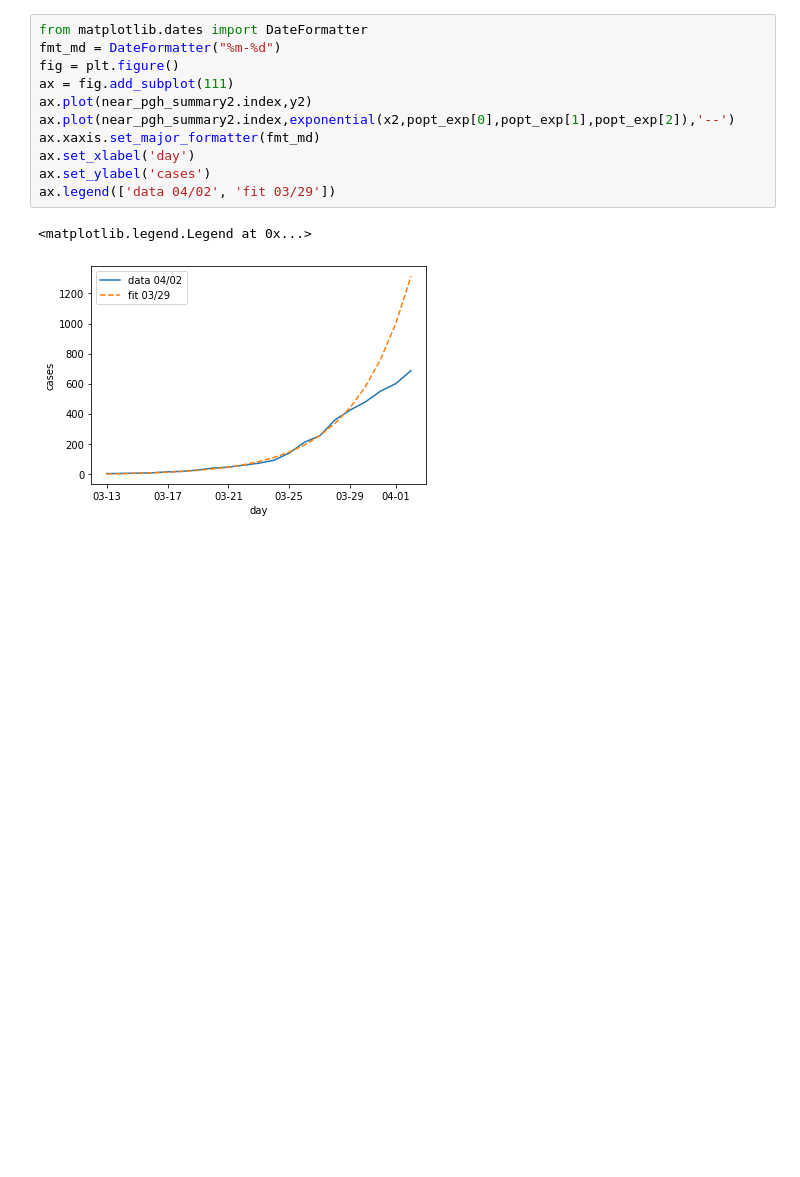
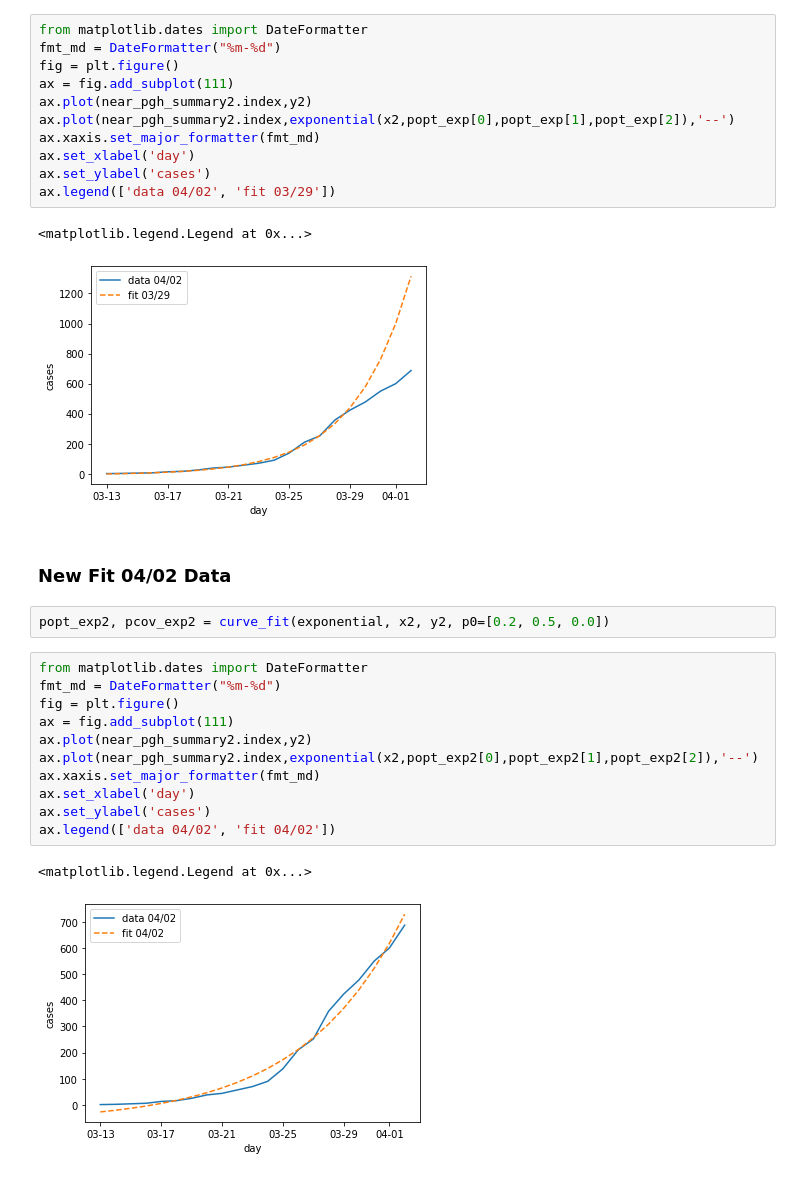
Before and after one commit to sawyerap/PythonDataViz, a Jupyter notebook: nyt_data.ipynb, the cells around one changed output. Saved outputs shown, nothing was run; the diff lists cells and outputs as text; blank space fills up the shorter version.

Commit message:
New 04/02 Fit
Added a refit to the data through 04/02.

```diff
--- a/nyt_data.ipynb
+++ b/nyt_data.ipynb
@@ -208,3 +229,21 @@ ax.legend(['data 04/02', 'fit 03/29'])
 # %% [output]
 <matplotlib.legend.Legend at 0x...>
 [figure]
+# %% [markdown]
+### New Fit 04/02 Data
+# %%
+popt_exp2, pcov_exp2 = curve_fit(exponential, x2, y2, p0=[0.2, 0.5, 0.0])
+# %%
+from matplotlib.dates import DateFormatter
+fmt_md = DateFormatter("%m-%d")
+fig = plt.figure()
+ax = fig.add_subplot(111)
+ax.plot(near_pgh_summary2.index,y2)
+ax.plot(near_pgh_summary2.index,exponential(x2,popt_exp2[0],popt_exp2[1],popt_exp2[2]),'--')
+ax.xaxis.set_major_formatter(fmt_md)
+ax.set_xlabel('day')
+ax.set_ylabel('cases')
+ax.legend(['data 04/02', 'fit 04/02'])
+# %% [output]
+<matplotlib.legend.Legend at 0x...>
+[figure, added]
```
Also changed, not shown: parts of 2 cells of this notebook.
